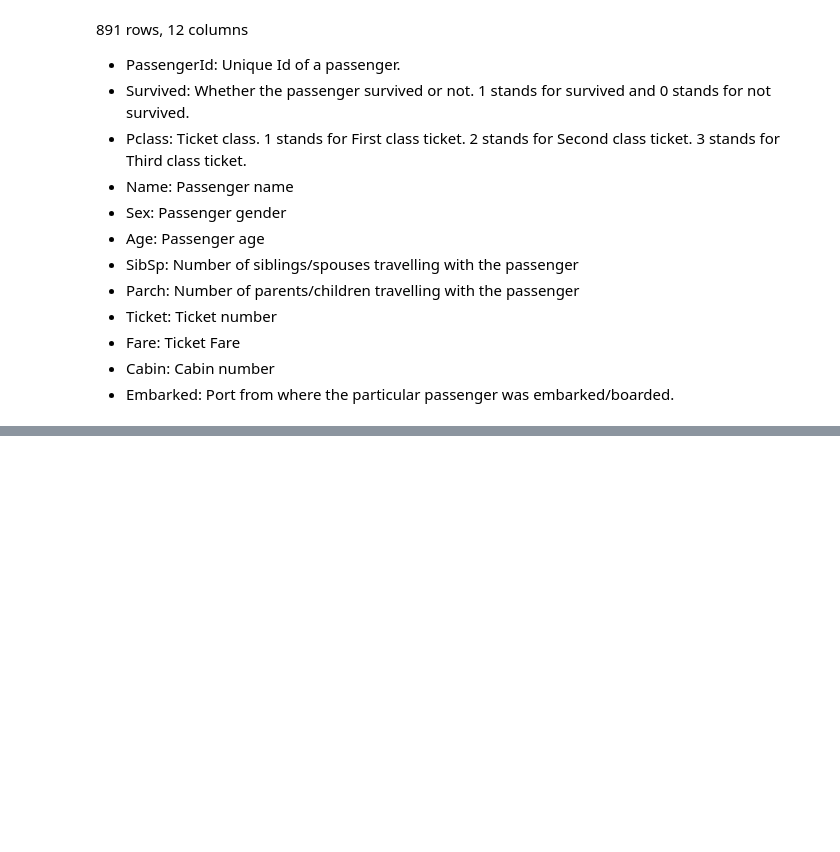
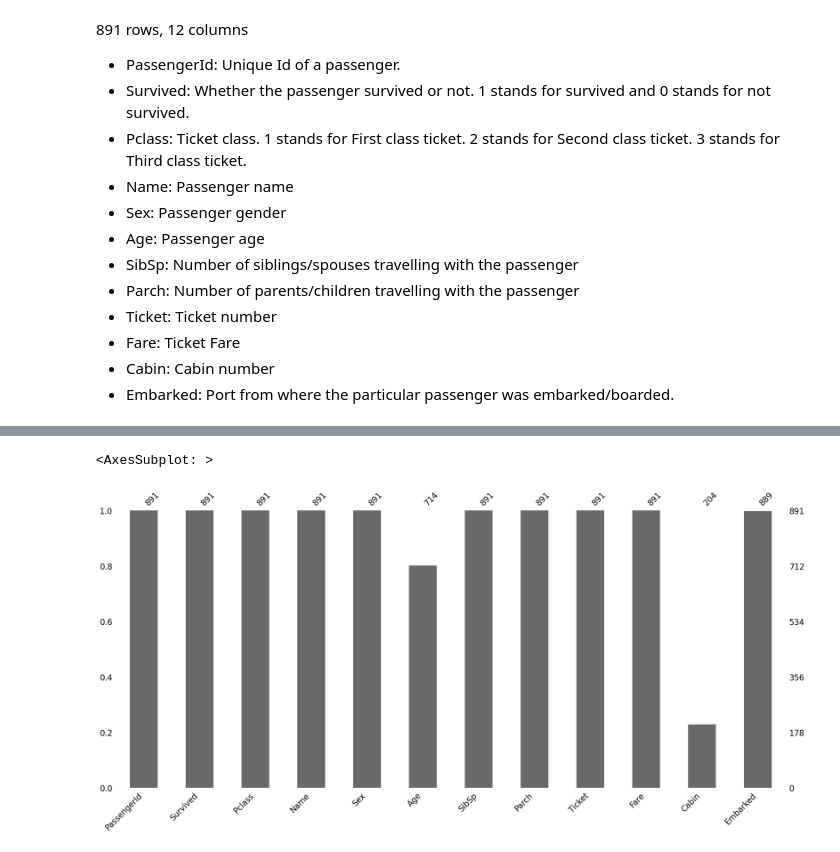
Before and after one commit to AaronM44/Titanic-ML, a Jupyter notebook: titanic_ml.ipynb, the cells around one changed output, grey strips where cells are left out. Cells and saved outputs as stored; diff of their text form; code cells hidden in the pictures; blank space fills up the shorter version.

```diff
--- a/titanic_ml.ipynb
+++ b/titanic_ml.ipynb
@@ -104,0 +126,5 @@ train.describe()
+# %%
+msno.bar(train)
+# %% [output]
+<AxesSubplot: >
+[figure, added]
```
Also changed, not shown: parts of 13 cells of this notebook.
